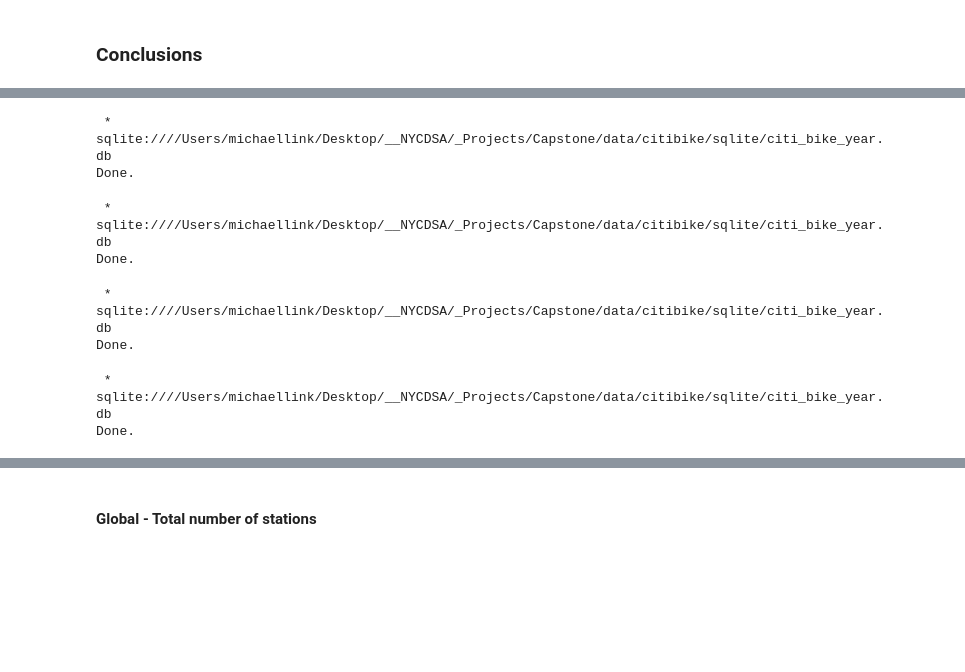
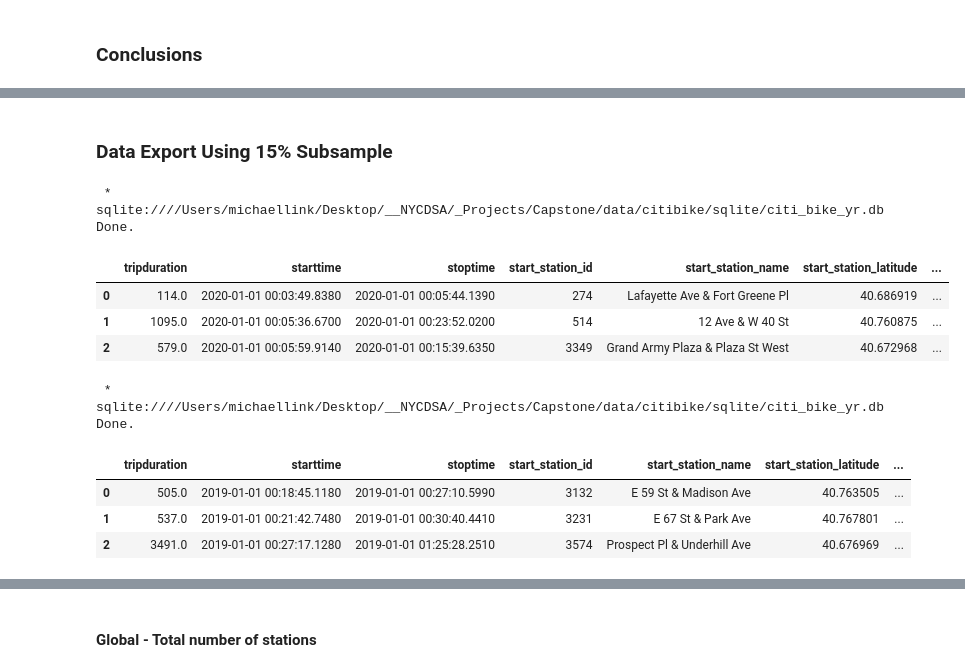
Before and after one commit to Data-Science-Link/project_bike_rental_analysis, a Jupyter notebook: scripts/workspace/Link_Michael/Random Sampling.ipynb, the cells around one changed output, grey strips where cells are left out. Drawn from its saved outputs; the diff is of its cells as text; code cells hidden in the pictures; blank space fills up the shorter version.

```diff
--- a/scripts/workspace/Link_Michael/Random Sampling.ipynb
+++ b/scripts/workspace/Link_Michael/Random Sampling.ipynb
@@ -484,40 +285,18 @@ Done.
-# %%
-# sql query to get 5% random sample
-result = %sql SELECT * FROM yr_2016 WHERE abs(CAST(random() AS REAL))/9223372036854775808 < 0.05;
-# convert into pandas df
-yr_2016 = result.DataFrame()
-# send to csv
-yr_2016.to_csv('./rand_5/yr_2016.csv', index=False)
-# %% [output]
- * sqlite:////Users/michaellink/Desktop/__NYCDSA/_Projects/Capstone/data/citibike/sqlite/citi_bike_year.db
-Done.
-# %%
-# sql query to get 5% random sample
-result = %sql SELECT * FROM yr_2015 WHERE abs(CAST(random() AS REAL))/9223372036854775808 < 0.05;
-# convert into pandas df
-yr_2015 = result.DataFrame()
-# send to csv
-yr_2015.to_csv('./rand_5/yr_2015.csv', index=False)
-# %% [output]
- * sqlite:////Users/michaellink/Desktop/__NYCDSA/_Projects/Capstone/data/citibike/sqlite/citi_bike_year.db
-Done.
-# %%
-# sql query to get 5% random sample
-result = %sql SELECT * FROM yr_2014 WHERE abs(CAST(random() AS REAL))/9223372036854775808 < 0.05;
-# convert into pandas df
-yr_2014 = result.DataFrame()
-# send to csv
-yr_2014.to_csv('./rand_5/yr_2014.csv', index=False)
-# %% [output]
- * sqlite:////Users/michaellink/Desktop/__NYCDSA/_Projects/Capstone/data/citibike/sqlite/citi_bike_year.db
-Done.
-# %%
-# sql query to get 5% random sample
-result = %sql SELECT * FROM yr_2013 WHERE abs(CAST(random() AS REAL))/9223372036854775808 < 0.05;
-# convert into pandas df
-yr_2013 = result.DataFrame()
-# send to csv
-yr_2013.to_csv('./rand_5/yr_2013.csv', index=False)
-# %% [output]
- * sqlite:////Users/michaellink/Desktop/__NYCDSA/_Projects/Capstone/data/citibike/sqlite/citi_bike_year.db
-Done.
+# %% [markdown]
+### Data Export Using 15% Subsample
+# %%
+# sql query to get 10% random sample
+result = %sql SELECT * FROM yr_2020 WHERE abs(CAST(random() AS REAL))/9223372036854775808 < 0.15;
+# convert into pandas df
+yr_2020 = result.DataFrame()
+yr_2020.drop(columns=['dummy'], inplace=True)
+# send to csv
+yr_2020.to_csv('./rand_10/yr_2020.csv', index=False)
+yr_2020.head(3)
+# %% [output]
+ * sqlite:////Users/michaellink/Desktop/__NYCDSA/_Projects/Capstone/data/citibike/sqlite/citi_bike_yr.db
+Done.
+|  | tripduration | starttime | stoptime | start_station_id | start_station_name | start_station_latitude | ... |
+| 0 | 114.0 | 2020-01-01 00:03:49.8380 | 2020-01-01 00:05:44.1390 | 274 | Lafayette Ave & Fort Greene Pl | 40.686919 | ... |
+| 1 | 1095.0 | 2020-01-01 00:05:36.6700 | 2020-01-01 00:23:52.0200 | 514 | 12 Ave & W 40 St | 40.760875 | ... |
+| 2 | 579.0 | 2020-01-01 00:05:59.9140 | 2020-01-01 00:15:39.6350 | 3349 | Grand Army Plaza & Plaza St West | 40.672968 | ... |
@@ -523,0 +305,16 @@ Done.
+# %%
+# sql query to get 10% random sample
+result = %sql SELECT * FROM yr_2019 WHERE abs(CAST(random() AS REAL))/9223372036854775808 < 0.15;
+# convert into pandas df
+yr_2019 = result.DataFrame()
+yr_2019.drop(columns=['dummy'], inplace=True)
+# send to csv
+yr_2019.to_csv('./rand_10/yr_2019.csv', index=False)
+yr_2019.head(3)
+# %% [output]
+ * sqlite:////Users/michaellink/Desktop/__NYCDSA/_Projects/Capstone/data/citibike/sqlite/citi_bike_yr.db
+Done.
+|  | tripduration | starttime | stoptime | start_station_id | start_station_name | start_station_latitude | ... |
+| 0 | 505.0 | 2019-01-01 00:18:45.1180 | 2019-01-01 00:27:10.5990 | 3132 | E 59 St & Madison Ave | 40.763505 | ... |
+| 1 | 537.0 | 2019-01-01 00:21:42.7480 | 2019-01-01 00:30:40.4410 | 3231 | E 67 St & Park Ave | 40.767801 | ... |
+| 2 | 3491.0 | 2019-01-01 00:27:17.1280 | 2019-01-01 01:25:28.2510 | 3574 | Prospect Pl & Underhill Ave | 40.676969 | ... |
```
Also changed, not shown: parts of 66 cells of this notebook, 11 other files.
